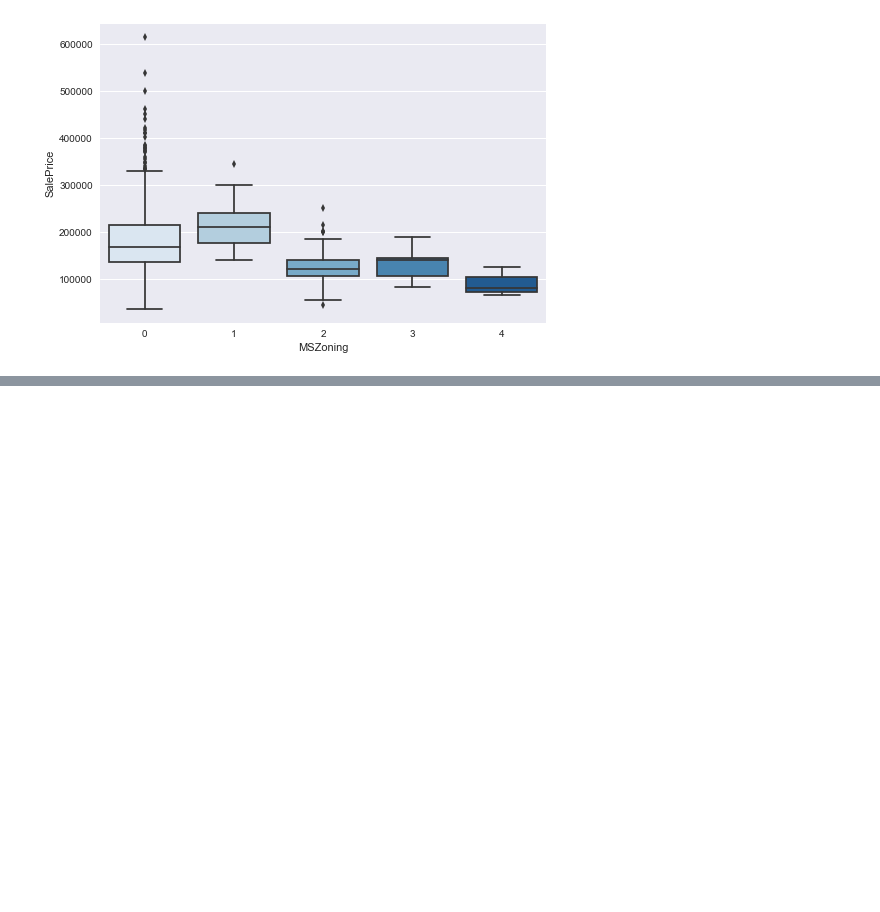
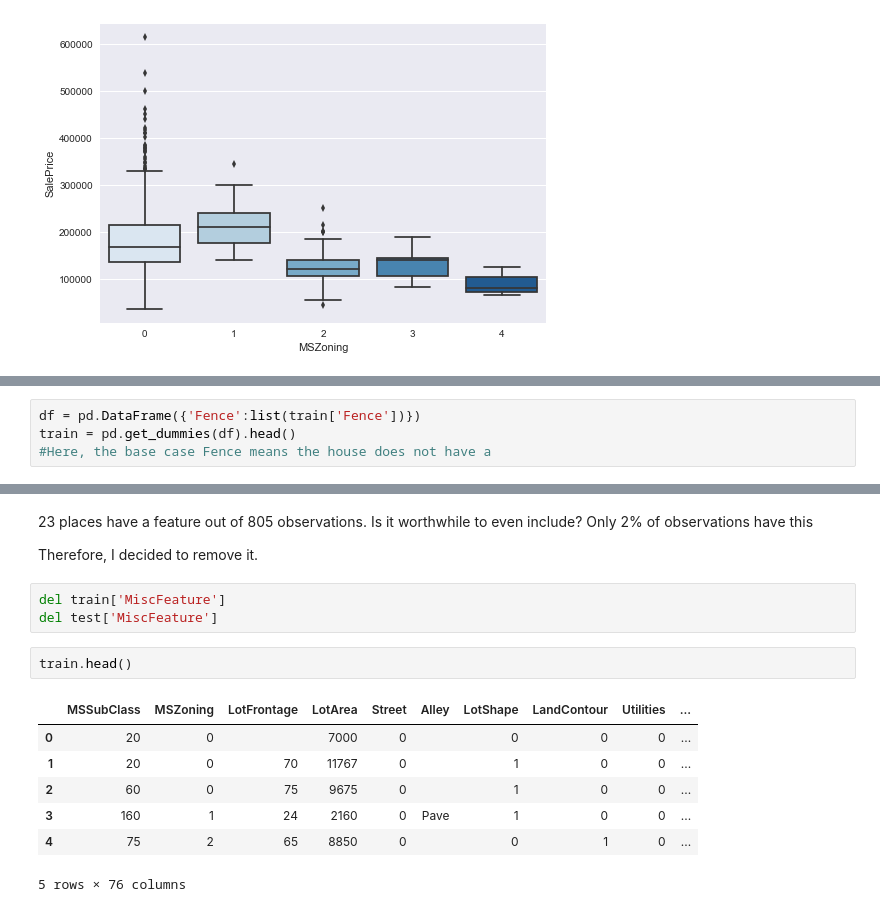
Before and after one commit to chyl9109/QBUS2820ProjctOne, a Jupyter notebook: DataPrep_z.ipynb, the cells around one changed output, grey strips where cells are left out. Saved outputs shown, nothing was run; the diff lists cells and outputs as text; blank space fills up the shorter version.

Commit message:
Add files via upload
Did data preparation

```diff
--- a/DataPrep_z.ipynb
+++ b/DataPrep_z.ipynb
@@ -397,0 +263,4 @@ array(['0', '1', '2'], dtype=object)
+# %%
+df = pd.DataFrame({'Fence':list(train['Fence'])})
+train = pd.get_dummies(df).head()
+#Here, the base case Fence means the house does not have a
@@ -397,0 +285,17 @@ array(['0', '1', '2'], dtype=object)
+# %% [markdown]
+23 places have a feature out of 805 observations. Is it worthwhile to even include? Only 2% of observations have this
+
+Therefore, I decided to remove it.
+# %%
+del train['MiscFeature']
+del test['MiscFeature']
+# %%
+train.head()
+# %% [output]
+|  | MSSubClass | MSZoning | LotFrontage | LotArea | Street | Alley | LotShape | LandContour | Utilities | ... |
+| 0 | 20 | 0 |  | 7000 | 0 |  | 0 | 0 | 0 | ... |
+| 1 | 20 | 0 | 70 | 11767 | 0 |  | 1 | 0 | 0 | ... |
+| 2 | 60 | 0 | 75 | 9675 | 0 |  | 1 | 0 | 0 | ... |
+| 3 | 160 | 1 | 24 | 2160 | 0 | Pave | 1 | 0 | 0 | ... |
+| 4 | 75 | 2 | 65 | 8850 | 0 |  | 0 | 1 | 0 | ... |
+5 rows × 76 columns
```
Also changed, not shown: parts of 47 cells of this notebook.
